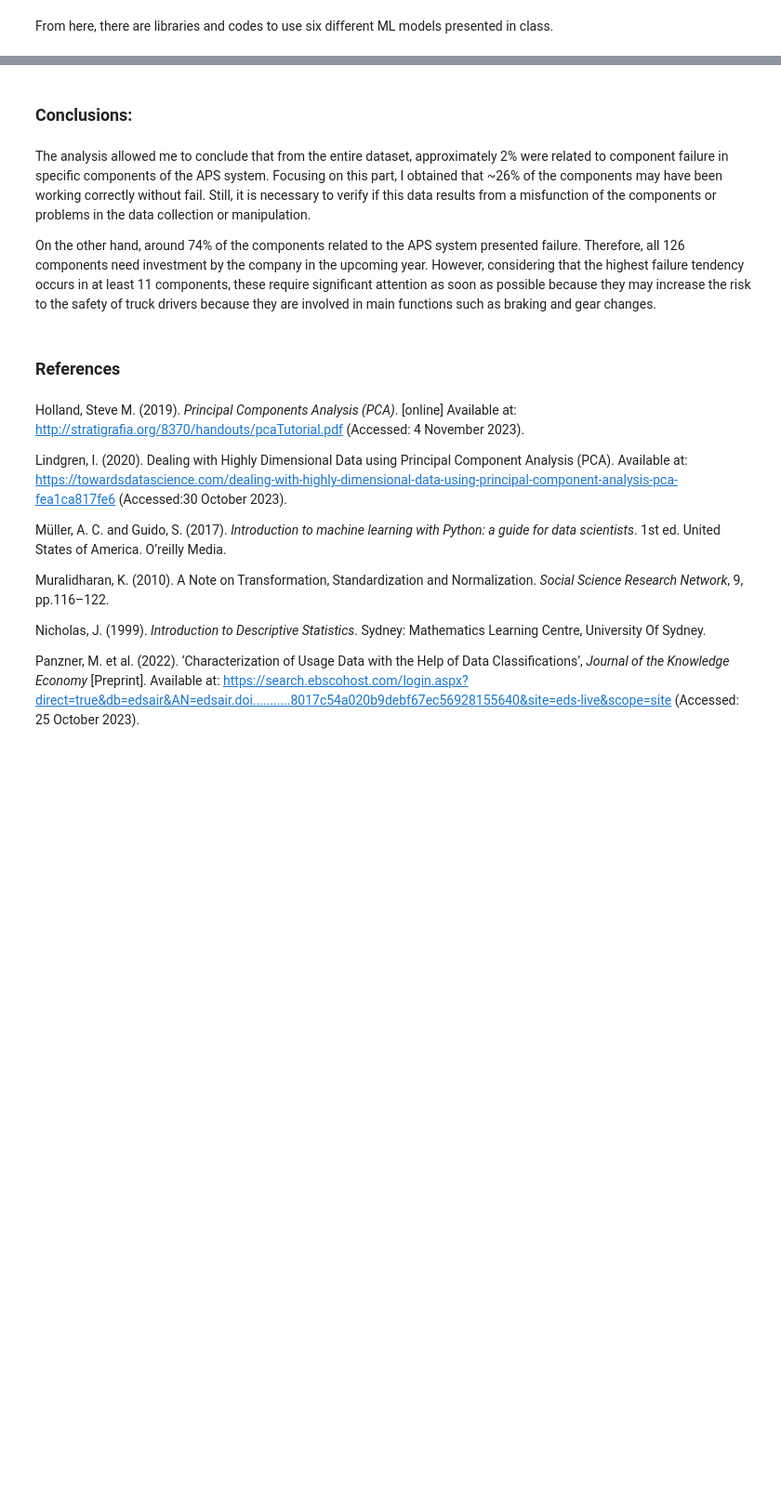
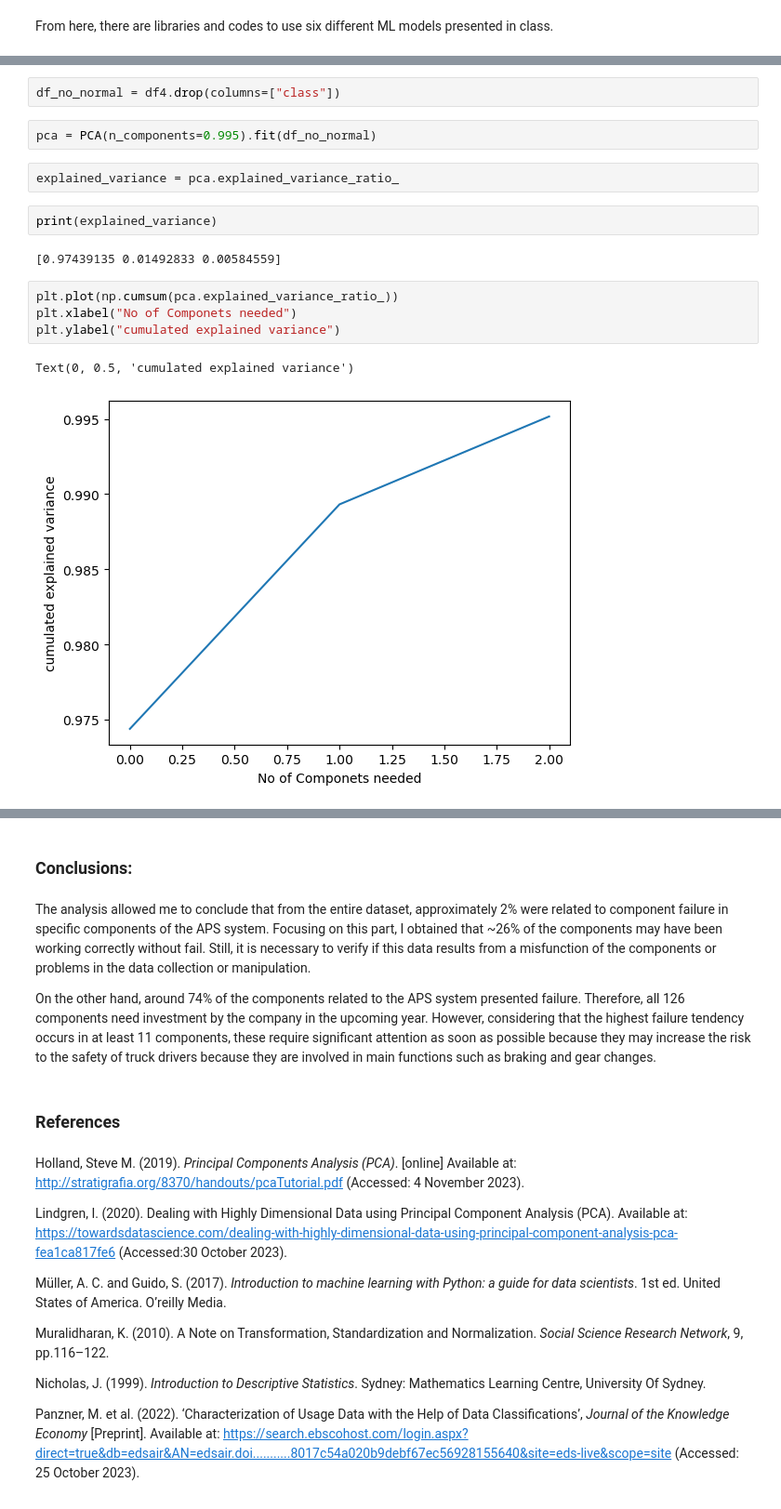
Before and after one commit to DanielaBarreto2023278/CA1_DataPrep_HDip, a Jupyter notebook: DanielaMarianoBarreto_DPrepHDip_CA1.ipynb, the cells around one changed output, grey strips where cells are left out. Shown: that part at 93% size. Saved outputs shown, nothing was run; the diff lists cells and outputs as text; blank space fills up the shorter version.

Commit message:
PCA without normalization

```diff
--- a/DanielaMarianoBarreto_DPrepHDip_CA1.ipynb
+++ b/DanielaMarianoBarreto_DPrepHDip_CA1.ipynb
@@ -960,0 +961,17 @@ Oversampled Class Distribution: Counter({0: 58988, 1: 58988})
+# %%
+df_no_normal = df4.drop(columns=["class"])
+# %%
+pca = PCA(n_components=0.995).fit(df_no_normal)
+# %%
+explained_variance = pca.explained_variance_ratio_
+# %%
+print(explained_variance)
+# %% [output]
+[0.97439135 0.01492833 0.00584559]
+# %%
+plt.plot(np.cumsum(pca.explained_variance_ratio_))
+plt.xlabel("No of Componets needed")
+plt.ylabel("cumulated explained variance")
+# %% [output]
+Text(0, 0.5, 'cumulated explained variance')
+[figure, added]
```
Also changed, not shown: parts of 63 cells of this notebook.
